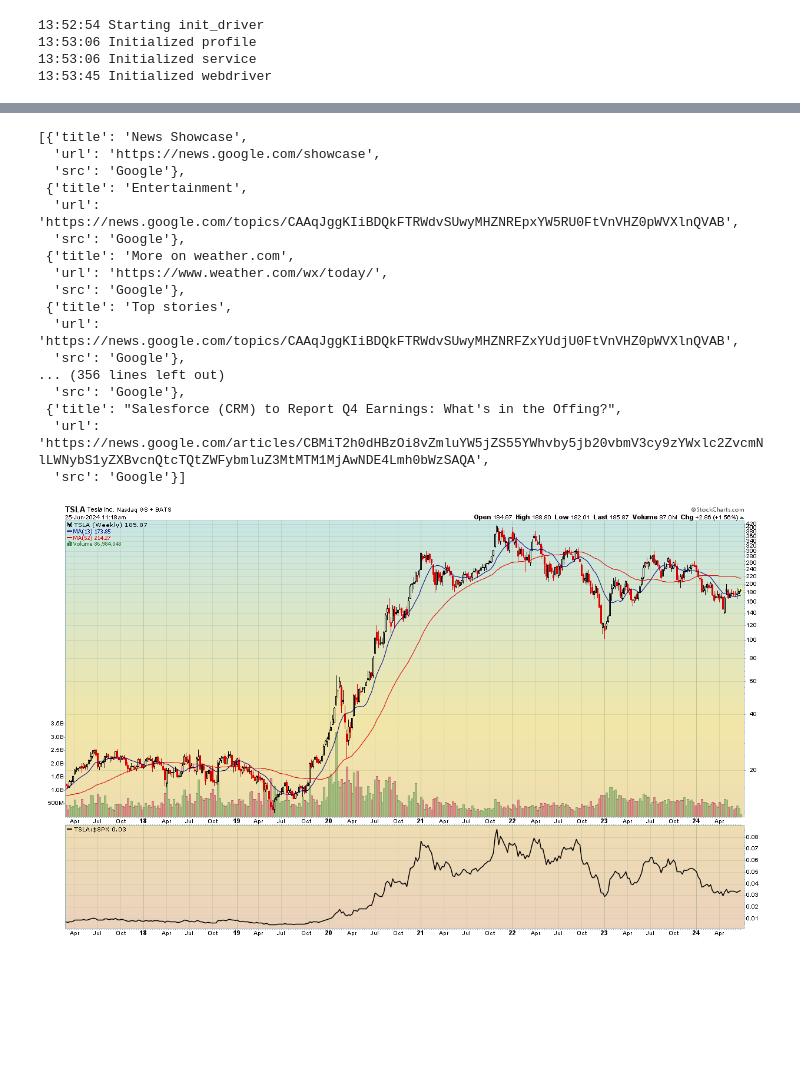
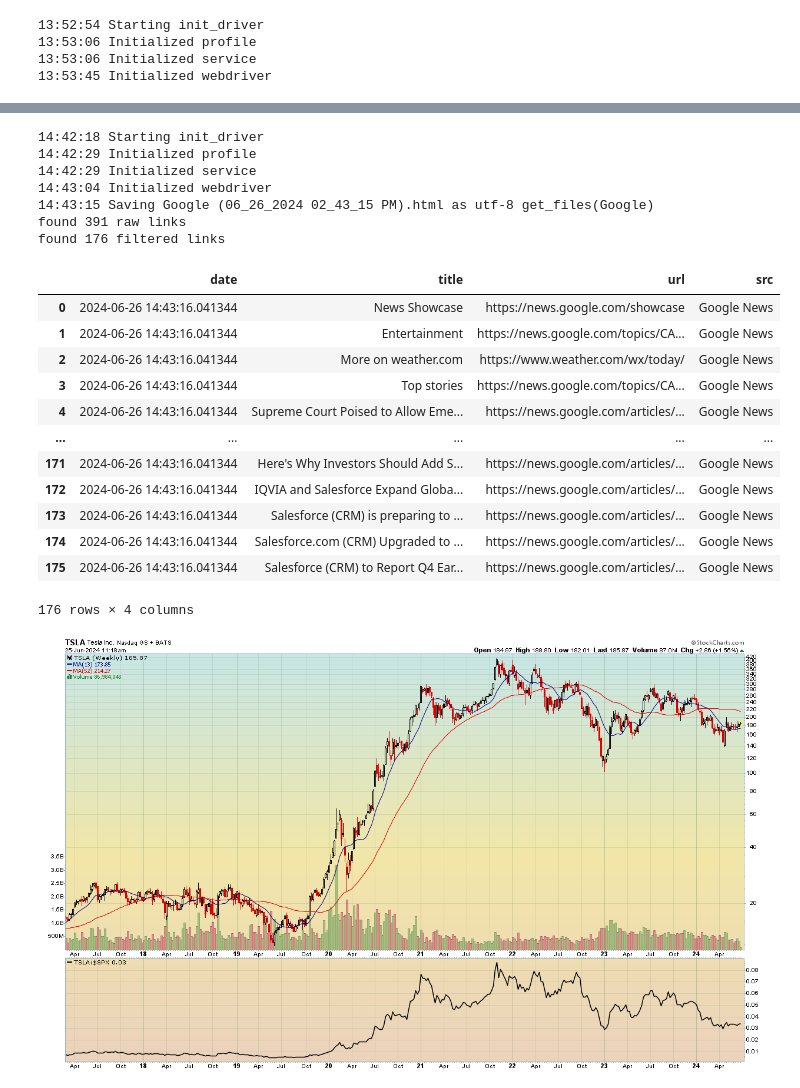
Before and after one commit to druce/langgraph, a Jupyter notebook: 2_langgraph_agent.ipynb, the cells around one changed output, grey strips where cells are left out. Saved outputs shown, nothing was run; the diff lists cells and outputs as text; code cells hidden in the pictures; blank space fills up the shorter version.

```diff
--- a/2_langgraph_agent.ipynb
+++ b/2_langgraph_agent.ipynb
@@ -886,20 +893,20 @@ Tesla sources thousands of parts from hundreds of suppliers globally, aiming for
 Tesla has opened its Supercharger network to non-Tesla vehicles and established the North American Charging Standard (NACS). The company collaborates with SAE International to govern NACS as an industry standard.
 
 # %%
-def get_finviz_news(stock_symbol):
-    url = f"https://www.finviz.com/quote.ashx?t={stock_symbol}"
+def get_finviz_news(symbol):
+    url = f"https://www.finviz.com/quote.ashx?t={symbol}"
     headers = {'User-Agent': 'Mozilla/5.0 (Windows NT 10.0; Win64; x64; rv:91.0) Gecko/20100101 Firefox/91.0'}
     response = requests.get(url, headers=headers)
 
     if response.status_code != 200:
-        print(f"Failed to retrieve data for {stock_symbol}")
+        print(f"Failed to retrieve data for {symbol}")
         return []
 
     soup = BeautifulSoup(response.content, 'html.parser')
     news_table = soup.find('table', {'id': 'news-table'})
 
     if not news_table:
-        print(f"No news found for {stock_symbol}")
+        print(f"No news found for {symbol}")
         return []
 
     news_list = []
@@ -1001,7 +1008,7 @@ def is_driver_active(driver):
     except WebDriverException:
         return False
 # %%
-def get_file(title, url, symbol='', company='', scroll=0, click=None, initial_sleep=0):
+def get_file(title, url, symbol, company, driver, scroll=0, click=None, initial_sleep=0):
     """
     Fetches a URL using a Selenium driver and parameters defined in sources.yaml.
     Updates sourcedict['latest'] with the path to the downloaded file.
@@ -1089,10 +1096,10 @@ def get_file(title, url, symbol='', company='', scroll=0, click=None, initial_sl
 
     return destpath
 
-try:
-    google_news_file = get_file('Google', 'https://news.google.com/home?hl=en-US&gl=US&ceid=US:en', 'CRM', 'Salesforce')
-except Exception as exc:
-    print("Get_file error", exc)
-    print("Retrying with new driver")
-    driver = init_driver()
-    google_news_file = get_file('Google', 'https://news.google.com/home?hl=en-US&gl=US&ceid=US:en')
+# try:
+#     google_news_file = get_file('Google', 'https://news.google.com/home?hl=en-US&gl=US&ceid=US:en', 'CRM', 'Salesforce')
+# except Exception as exc:
+#     print("Get_file error", exc)
+#     print("Retrying with new driver")
+#     driver = init_driver()
+#     google_news_file = get_file('Google', 'https://news.google.com/home?hl=en-US&gl=US&ceid=US:en')
@@ -1206,23 +1221,26 @@ found 124 filtered links
 # %%
-retlist
+get_google_news("CRM", "Salesforce")
 # %% [output]
-[{'title': 'News Showcase',
-  'url': 'https://news.google.com/showcase',
-  'src': 'Google'},
- {'title': 'Entertainment',
-  'url': 'https://news.google.com/topics/CAAqJggKIiBDQkFTRWdvSUwyMHZNREpxYW5RU0FtVnVHZ0pWVXlnQVAB',
-  'src': 'Google'},
- {'title': 'More on weather.com',
-  'url': 'https://www.weather.com/wx/today/',
-  'src': 'Google'},
- {'title': 'Top stories',
-  'url': 'https://news.google.com/topics/CAAqJggKIiBDQkFTRWdvSUwyMHZNRFZxYUdjU0FtVnVHZ0pWVXlnQVAB',
-  'src': 'Google'},
-... (356 lines left out)
-  'src': 'Google'},
- {'title': "Salesforce (CRM) to Report Q4 Earnings: What's in the Offing?",
-  'url': 'https://news.google.com/articles/CBMiT2h0dHBzOi8vZmluYW5jZS55YWhvby5jb20vbmV3cy9zYWxlc2ZvcmNlLWNybS1yZXBvcnQtcTQtZWFybmluZ3MtMTM1MjAwNDE4Lmh0bWzSAQA',
-  'src': 'Google'}]
+14:42:18 Starting init_driver
+14:42:29 Initialized profile
+14:42:29 Initialized service
+14:43:04 Initialized webdriver
+14:43:15 Saving Google (06_26_2024 02_43_15 PM).html as utf-8 get_files(Google)
+found 391 raw links
+found 176 filtered links
+|  | date | title | url | src |
+| 0 | 2024-06-26 14:43:16.041344 | News Showcase | https://news.google.com/showcase | Google News |
+| 1 | 2024-06-26 14:43:16.041344 | Entertainment | https://news.google.com/topics/CA... | Google News |
+| 2 | 2024-06-26 14:43:16.041344 | More on weather.com | https://www.weather.com/wx/today/ | Google News |
+| 3 | 2024-06-26 14:43:16.041344 | Top stories | https://news.google.com/topics/CA... | Google News |
+| 4 | 2024-06-26 14:43:16.041344 | Supreme Court Poised to Allow Eme... | https://news.google.com/articles/... | Google News |
+| ... | ... | ... | ... | ... |
+| 171 | 2024-06-26 14:43:16.041344 | Here's Why Investors Should Add S... | https://news.google.com/articles/... | Google News |
+| 172 | 2024-06-26 14:43:16.041344 | IQVIA and Salesforce Expand Globa... | https://news.google.com/articles/... | Google News |
+| 173 | 2024-06-26 14:43:16.041344 | Salesforce (CRM) is preparing to ... | https://news.google.com/articles/... | Google News |
+| 174 | 2024-06-26 14:43:16.041344 | Salesforce.com (CRM) Upgraded to ... | https://news.google.com/articles/... | Google News |
+| 175 | 2024-06-26 14:43:16.041344 | Salesforce (CRM) to Report Q4 Ear... | https://news.google.com/articles/... | Google News |
+176 rows × 4 columns
 # %%
 def fn_get_chart(driver, symbol):
 
```
Also changed, not shown: parts of 30 cells of this notebook.
